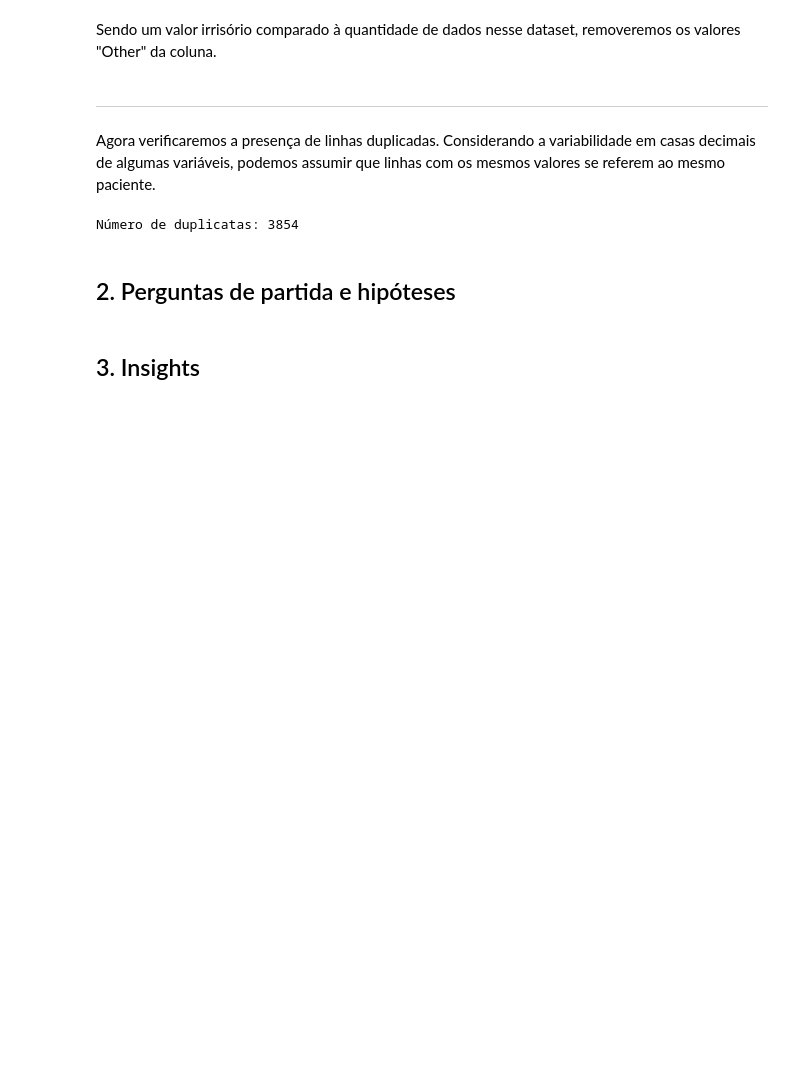
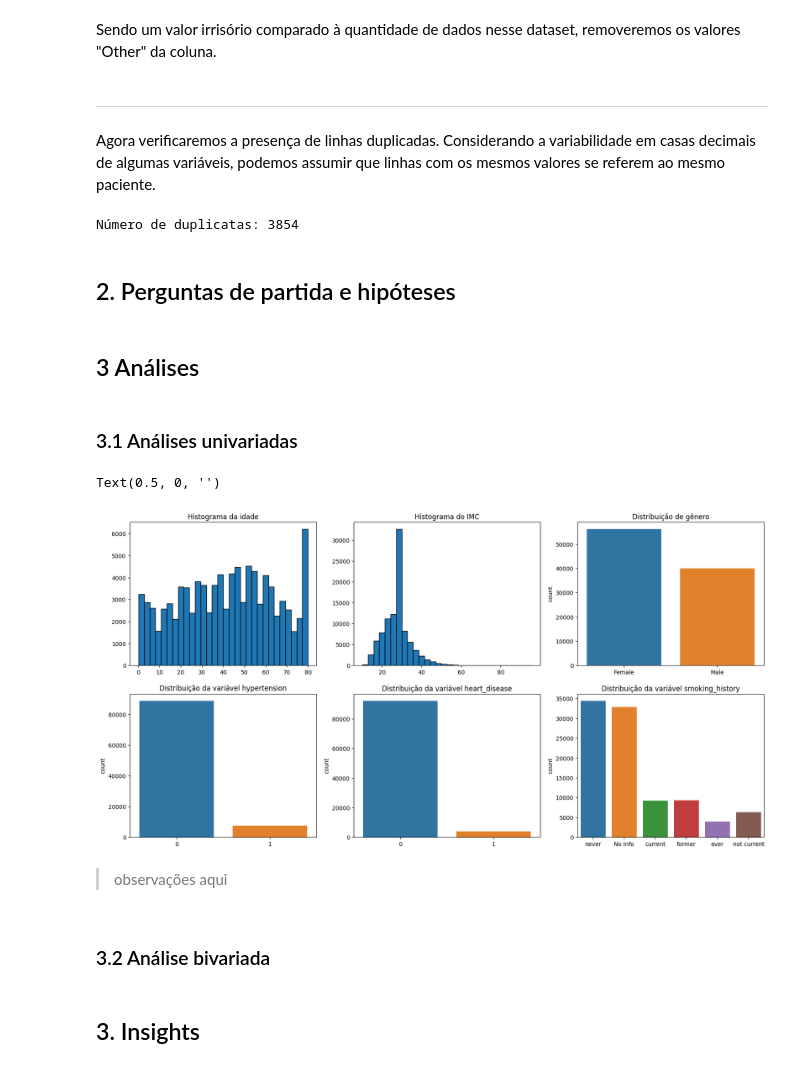
Before and after one commit to atlantico-academy/equipe2-2014.2, a Jupyter notebook: notebooks/01-exploratory_data_analysis.ipynb, the cells around one changed output. Saved outputs shown, nothing was run; the diff lists cells and outputs as text; code cells hidden in the pictures; blank space fills up the shorter version.

Commit message:
Adiciona gráficos de análises univariadas

```diff
--- a/notebooks/01-exploratory_data_analysis.ipynb
+++ b/notebooks/01-exploratory_data_analysis.ipynb
@@ -83,5 +86,49 @@ df = df.drop_duplicates()
 Número de duplicatas: 3854
 # %% [markdown]
 ## 2. Perguntas de partida e hipóteses
+# %% [markdown]
+## 3 Análises
+# %% [markdown]
+### 3.1 Análises univariadas
+# %%
+fig, axes = plt.subplots(2,3,figsize=(20, 10)) #cria conjunto de gráficos e define o tamanho
+
+#historgrama da idade
+ax = df['age'].hist(bins=30, ax=axes[0,0], edgecolor='black') #cria o histograma
+ax.grid(False) #remove grade
+ax.set_title('Histograma da idade') #adiciona título
+
+#histograma do IMC
+ax = df['bmi'].hist(bins=30, ax=axes[0,1], edgecolor='black')
+ax.grid(False)
+ax.set_title('Histograma do IMC')
+
+# gráfico da distribuição de gênero
+sns.countplot(x='gender',data=df, ax=axes[0,2]) #cria o gráfico
+axes[0,2].set_title('Distribuição de gênero') # adiciona título
+axes[0,2].set_xlabel('')  #remove a legenda inferior
+
+# Gráfico da variável hypertension
+sns.countplot(x='hypertension',data=df, ax=axes[1,0])
+axes[1,0].set_title('Distribuição da variável hypertension')
+axes[1,0].set_xlabel('')
+
+
+# Gráfico da variável heart_disease
+sns.countplot(x='heart_disease',data=df, ax=axes[1,1])
+axes[1,1].set_title('Distribuição da variável heart_disease')
+axes[1,1].set_xlabel('')
+
+# Gráfico da variável smoking_history
+sns.countplot(x='smoking_history',data=df, ax=axes[1,2])
+axes[1,2].set_title('Distribuição da variável smoking_history')
+axes[1,2].set_xlabel('')
+# %% [output]
+Text(0.5, 0, '')
+[figure, added]
+# %% [markdown]
+> observações aqui
+# %% [markdown]
+### 3.2 Análise bivariada
 # %% [markdown]
 ## 3. Insights
```
Also changed, not shown: parts of 1 cell of this notebook.
